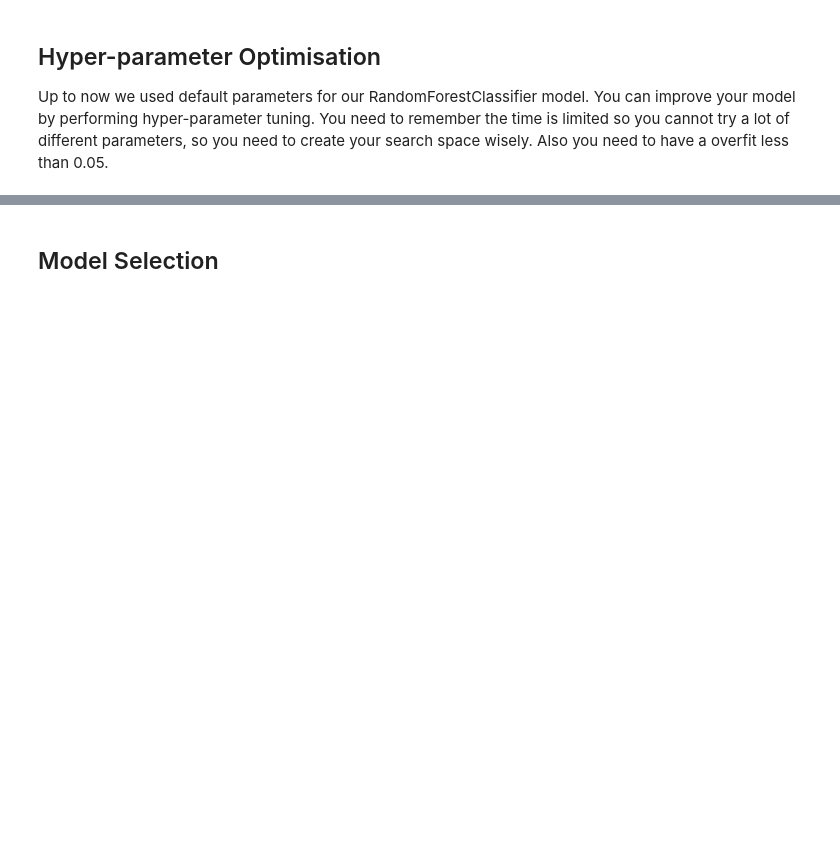
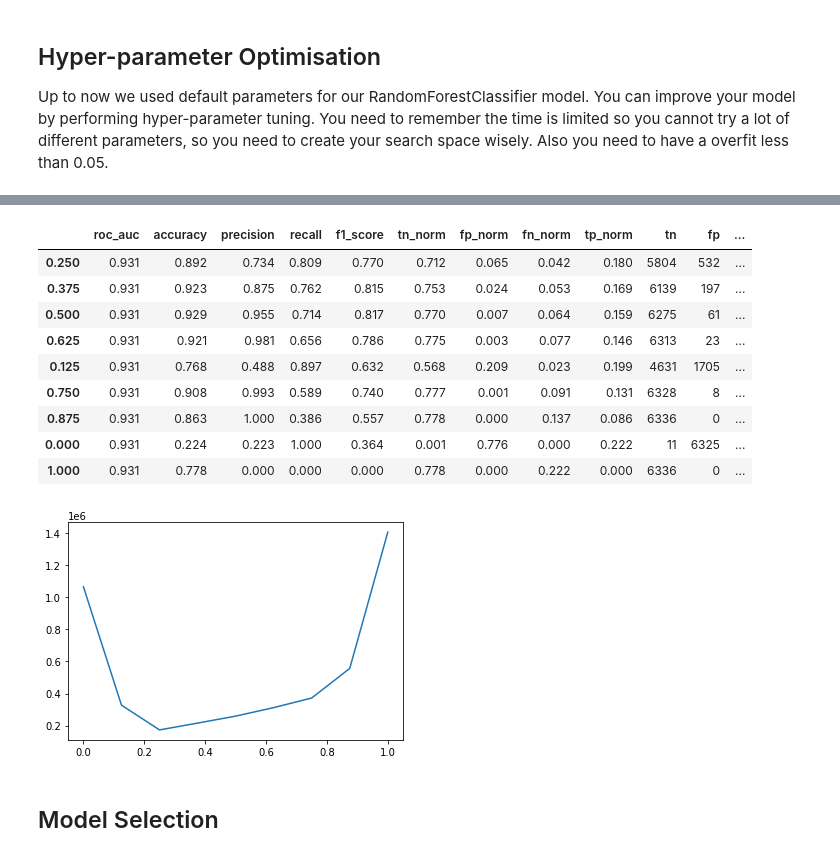
Before and after one commit to erdemsirel/data_science_case, a Jupyter notebook: DataScienceCaseThalia_Master.ipynb, the cells around one changed output, grey strips where cells are left out. Saved outputs shown, nothing was run; the diff lists cells and outputs as text; code cells hidden in the pictures; blank space fills up the shorter version.

```diff
--- a/DataScienceCaseThalia_Master.ipynb
+++ b/DataScienceCaseThalia_Master.ipynb
@@ -698,6 +970,7 @@ model_pipeline = Pipeline(steps=[('preprocessor', preprocessor),
 # [Solution Placeholder]
 # Add hyper-paramter tuning code here
 # %%
+#@title Answer
 # [Answer]
 # TODO: Delete in student version
 
@@ -711,7 +984,7 @@ param_grid = {
 
 
 
-model_pipeline = RandomizedSearchCV(model_pipeline,
+model_pipeline_cv = RandomizedSearchCV(model_pipeline,
                     param_distributions = param_grid,
                     n_iter=50,
                     cv = 3,
@@ -721,4 +994,4 @@ model_pipeline = RandomizedSearchCV(model_pipeline,
                     random_state=32
                     )
 # %%
-model_pipeline.fit(x_train, y_train)
+model_pipeline_cv.fit(x_train, y_train)
@@ -732,15 +1049,28 @@ classification_results_combined(y_train=y_train,
 # %%
+#@title Answer
 # [Answer]
 # TODO: Delete in student version
 
-threshold_results = pd.concat([classification_results_test(y_pred_proba=model_pipeline.predict_proba(x_test)[:,1],
+threshold_results = pd.concat([classification_results_test(y_pred_proba=model_pipeline_cv.predict_proba(x_test)[:,1],
                                 threshold=threshold,
                                 name=threshold)
             for threshold in np.linspace(0, 1, 9)
             ])
 display(threshold_results.sort_values("Cost"))
 threshold_results["Cost"].plot()
 print("")
+# %% [output]
+|  | roc_auc | accuracy | precision | recall | f1_score | tn_norm | fp_norm | fn_norm | tp_norm | tn | fp | ... |
+| 0.250 | 0.931 | 0.892 | 0.734 | 0.809 | 0.770 | 0.712 | 0.065 | 0.042 | 0.180 | 5804 | 532 | ... |
+| 0.375 | 0.931 | 0.923 | 0.875 | 0.762 | 0.815 | 0.753 | 0.024 | 0.053 | 0.169 | 6139 | 197 | ... |
+| 0.500 | 0.931 | 0.929 | 0.955 | 0.714 | 0.817 | 0.770 | 0.007 | 0.064 | 0.159 | 6275 | 61 | ... |
+| 0.625 | 0.931 | 0.921 | 0.981 | 0.656 | 0.786 | 0.775 | 0.003 | 0.077 | 0.146 | 6313 | 23 | ... |
+| 0.125 | 0.931 | 0.768 | 0.488 | 0.897 | 0.632 | 0.568 | 0.209 | 0.023 | 0.199 | 4631 | 1705 | ... |
+| 0.750 | 0.931 | 0.908 | 0.993 | 0.589 | 0.740 | 0.777 | 0.001 | 0.091 | 0.131 | 6328 | 8 | ... |
+| 0.875 | 0.931 | 0.863 | 1.000 | 0.386 | 0.557 | 0.778 | 0.000 | 0.137 | 0.086 | 6336 | 0 | ... |
+| 0.000 | 0.931 | 0.224 | 0.223 | 1.000 | 0.364 | 0.001 | 0.776 | 0.000 | 0.222 | 11 | 6325 | ... |
+| 1.000 | 0.931 | 0.778 | 0.000 | 0.000 | 0.000 | 0.778 | 0.000 | 0.222 | 0.000 | 6336 | 0 | ... |
+[figure, added]
 # %% [markdown]
 ## Model Selection
 # %%
```
Also changed, not shown: parts of 54 cells of this notebook.
